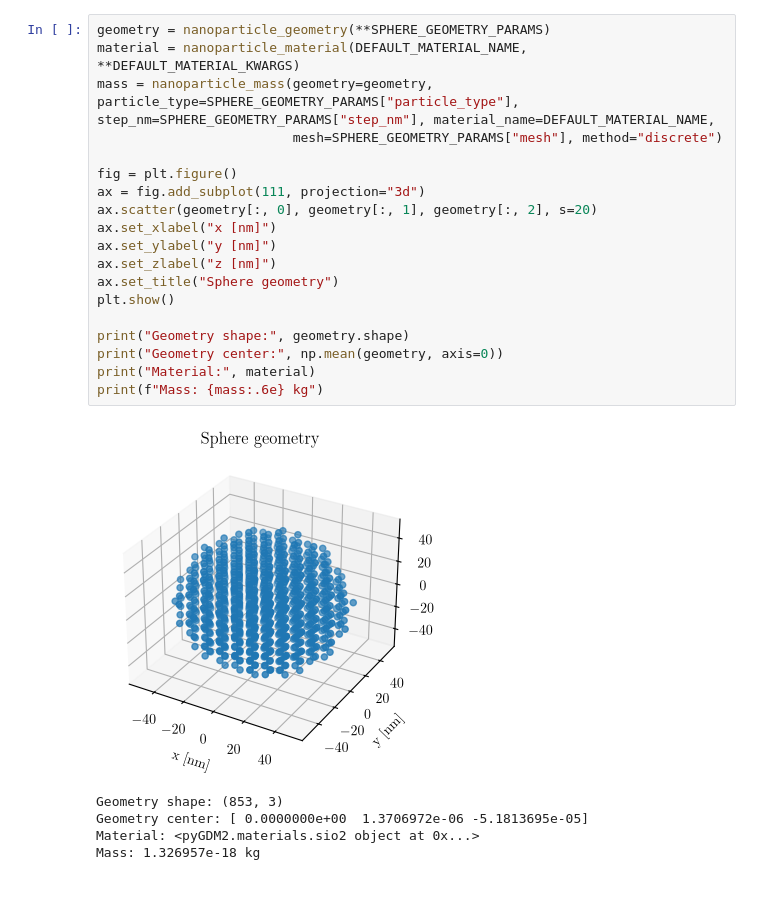
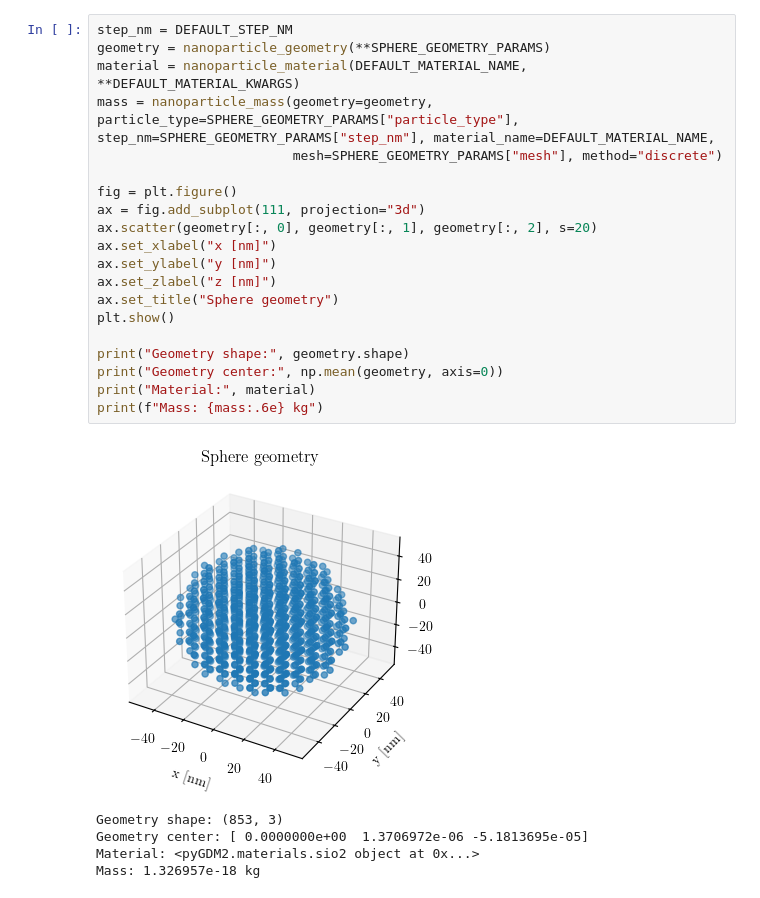
Before and after one commit to barra9408/info-patterns-repo, a Jupyter notebook: notebooks/07_recoil_heating.ipynb, the cells around one changed output. Saved outputs shown, nothing was run; the diff lists cells and outputs as text.

```diff
--- a/notebooks/07_recoil_heating.ipynb
+++ b/notebooks/07_recoil_heating.ipynb
@@ -27,24 +19,25 @@ results_dir = "com_sphere_results"
 # %%
+step_nm = DEFAULT_STEP_NM
 geometry = nanoparticle_geometry(**SPHERE_GEOMETRY_PARAMS)
 material = nanoparticle_material(DEFAULT_MATERIAL_NAME, **DEFAULT_MATERIAL_KWARGS)
 mass = nanoparticle_mass(geometry=geometry, particle_type=SPHERE_GEOMETRY_PARAMS["particle_type"], step_nm=SPHERE_GEOMETRY_PARAMS["step_nm"], material_name=DEFAULT_MATERIAL_NAME,
                          mesh=SPHERE_GEOMETRY_PARAMS["mesh"], method="discrete")
 
 fig = plt.figure()
 ax = fig.add_subplot(111, projection="3d")
 ax.scatter(geometry[:, 0], geometry[:, 1], geometry[:, 2], s=20)
 ax.set_xlabel("x [nm]")
 ax.set_ylabel("y [nm]")
 ax.set_zlabel("z [nm]")
 ax.set_title("Sphere geometry")
 plt.show()
 
 print("Geometry shape:", geometry.shape)
 print("Geometry center:", np.mean(geometry, axis=0))
 print("Material:", material)
 print(f"Mass: {mass:.6e} kg")
 # %% [output]
-[figure, old version]
+[figure, new version]
 Geometry shape: (853, 3)
 Geometry center: [ 0.0000000e+00  1.3706972e-06 -5.1813695e-05]
 Material: <pyGDM2.materials.sio2 object at 0x...>
```
Also changed, not shown: parts of 7 cells of this notebook, 18 other files.
